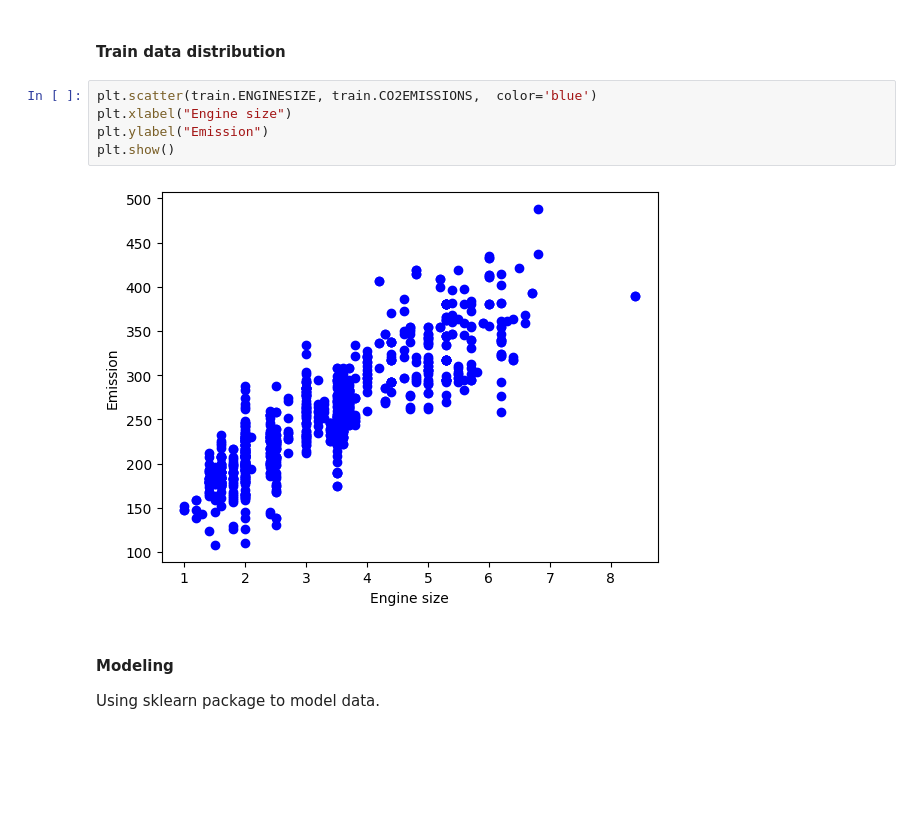
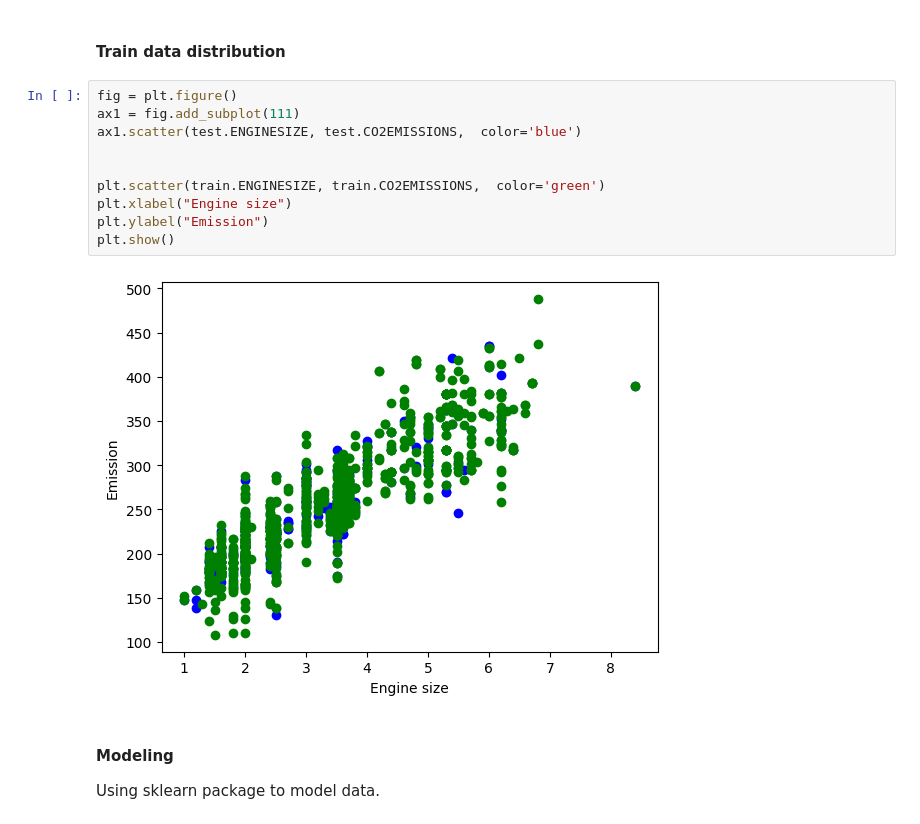
Before and after one commit to Mahnaz-karimi/machine-learning-first, a Jupyter notebook: Reg-Simple-Linear-Regression-Co2.ipynb, the cells around one changed output. Cells and saved outputs as stored; diff of their text form; blank space fills up the shorter version.

```diff
--- a/Reg-Simple-Linear-Regression-Co2.ipynb
+++ b/Reg-Simple-Linear-Regression-Co2.ipynb
@@ -171,12 +173,17 @@ Linear Regression fits a linear model with coefficients B = (B1, ..., Bn) to min
 # %% [markdown]
 #### Train data distribution
 # %%
-plt.scatter(train.ENGINESIZE, train.CO2EMISSIONS,  color='blue')
+fig = plt.figure()
+ax1 = fig.add_subplot(111)
+ax1.scatter(test.ENGINESIZE, test.CO2EMISSIONS,  color='blue')
+
+
+plt.scatter(train.ENGINESIZE, train.CO2EMISSIONS,  color='green')
 plt.xlabel("Engine size")
 plt.ylabel("Emission")
 plt.show()
 # %% [output]
-[figure, old version]
+[figure, new version]
 # %% [markdown]
 #### Modeling
 
```
Also changed, not shown: parts of 6 cells of this notebook, 2 other files.
